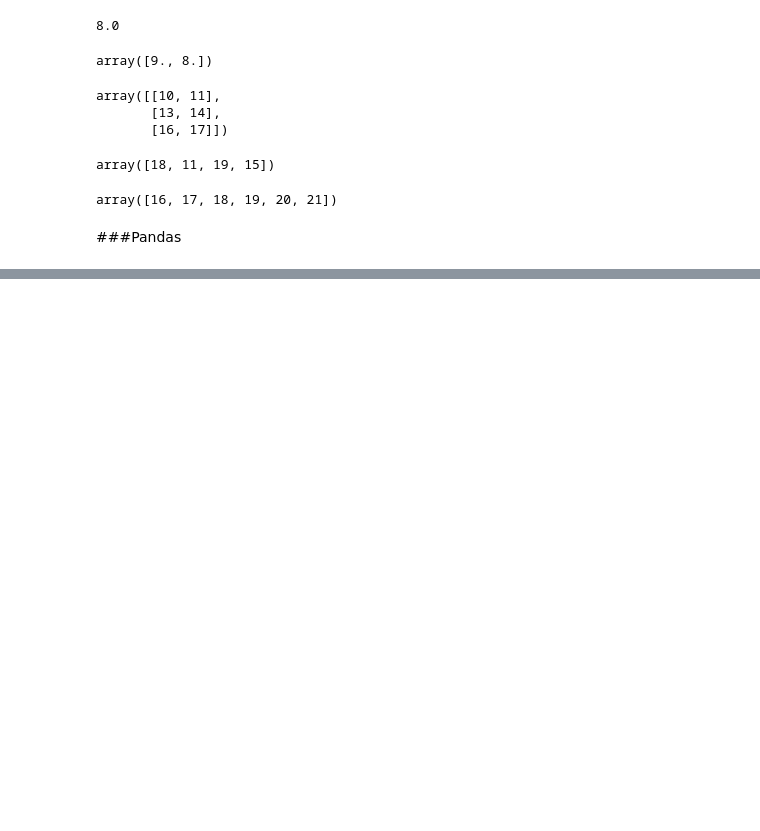
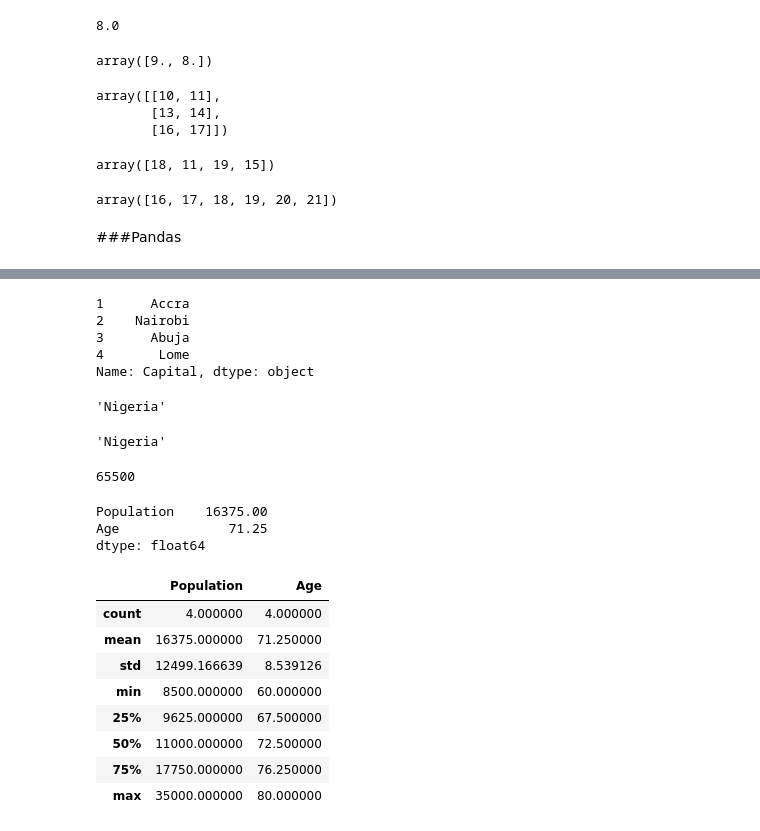
Before and after one commit to sumusa/Hamoye-Internship-Notes, a Jupyter notebook: Hamoye_Stage_A.ipynb, the cells around one changed output, grey strips where cells are left out. Cells and saved outputs as stored; diff of their text form; code cells hidden in the pictures; blank space fills up the shorter version.

```diff
--- a/Hamoye_Stage_A.ipynb
+++ b/Hamoye_Stage_A.ipynb
@@ -129,0 +190,10 @@ array([16, 17, 18, 19, 20, 21])
+# %%
+#create a dataframe from a dictionary
+df_dict = {'Country': ['Ghana','Kenya','Nigeria','Togo'],
+           'Capital': ['Accra', 'Nairobi', 'Abuja','Lome'],
+           'Population': [10000, 8500, 35000, 12000],
+           'Age': [60, 70, 80, 75]
+           }
+# %%
+df = pd.DataFrame(df_dict, index = [2,4,6,8])
+print(df)
@@ -129,0 +239,40 @@ array([16, 17, 18, 19, 20, 21])
+# %%
+#select Capital column
+df['Capital']
+# %% [output]
+1      Accra
+2    Nairobi
+3      Abuja
+4       Lome
+Name: Capital, dtype: object
+# %%
+df.at[3, 'Country']
+# %% [output]
+'Nigeria'
+# %%
+df.iat[2,0]
+# %% [output]
+'Nigeria'
+# %%
+#summary and descriptive stats in pandas
+df['Population'].sum()
+# %% [output]
+65500
+# %%
+df.mean()
+# %% [output]
+Population    16375.00
+Age              71.25
+dtype: float64
+# %%
+df.describe()
+# %% [output]
+|  | Population | Age |
+| count | 4.000000 | 4.000000 |
+| mean | 16375.000000 | 71.250000 |
+| std | 12499.166639 | 8.539126 |
+| min | 8500.000000 | 60.000000 |
+| 25% | 9625.000000 | 67.500000 |
+| 50% | 11000.000000 | 72.500000 |
+| 75% | 17750.000000 | 76.250000 |
+| max | 35000.000000 | 80.000000 |
```
Also changed, not shown: parts of 17 cells of this notebook.
